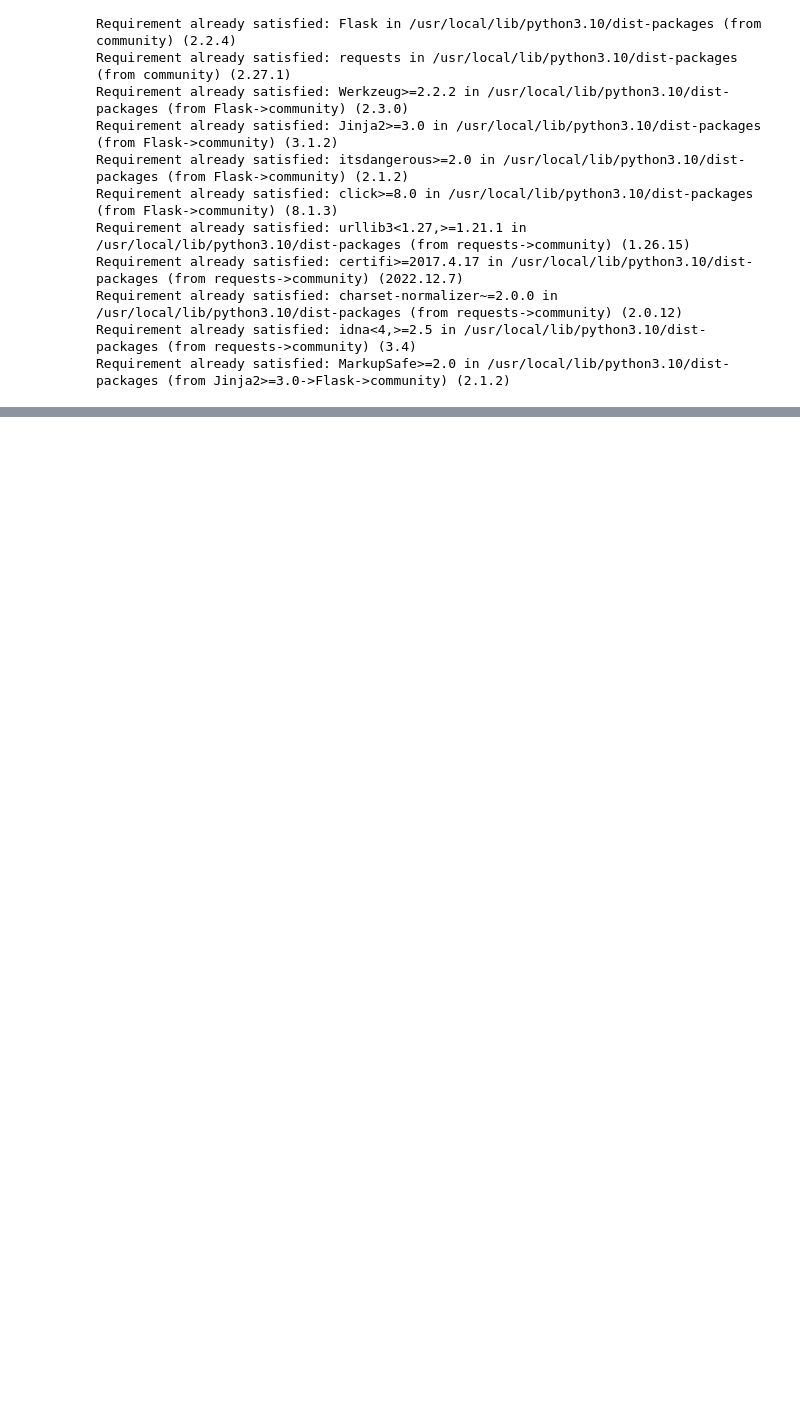
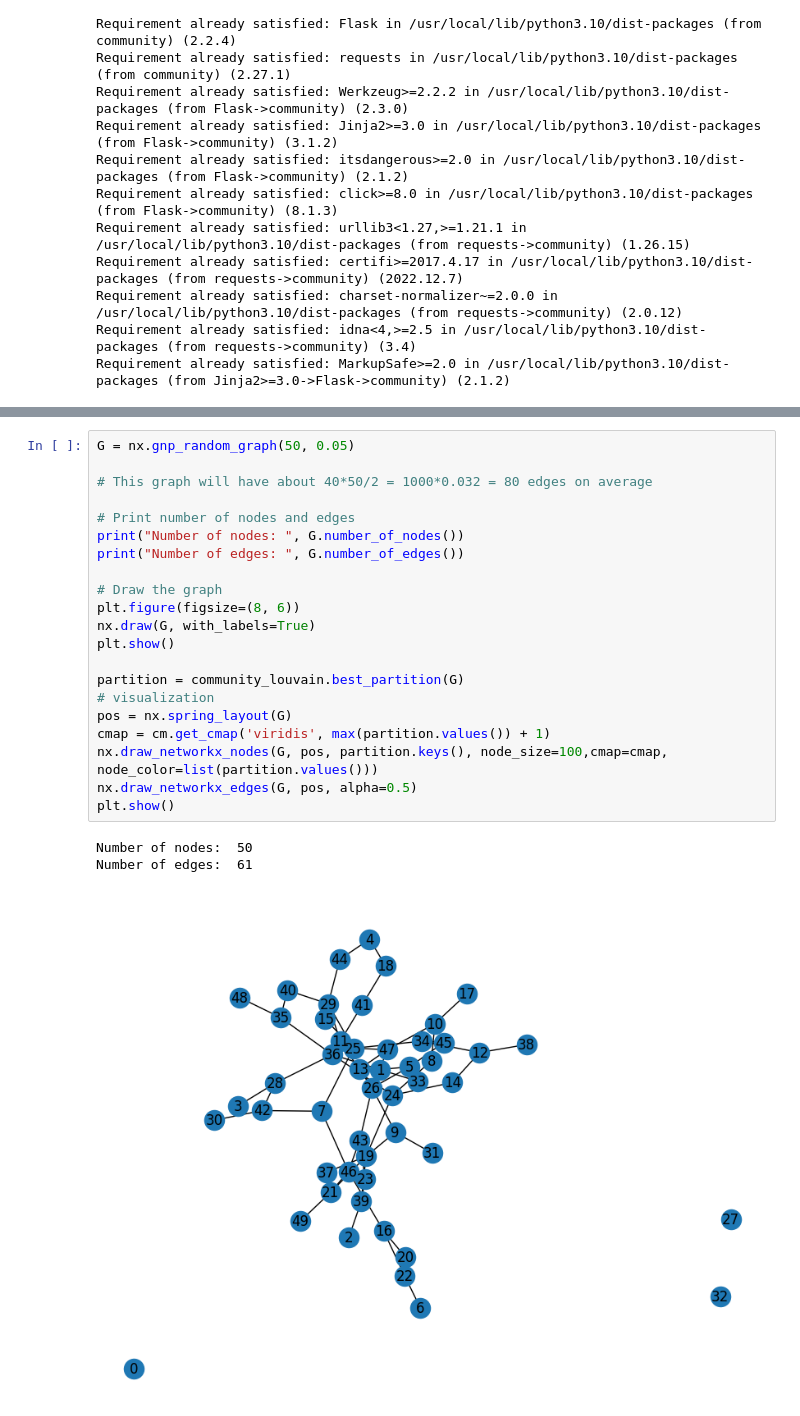
Before and after one commit to vforbigv/misc, a Jupyter notebook: Louvain.ipynb, the cells around one changed output, grey strips where cells are left out. Cells and saved outputs as stored; diff of their text form; blank space fills up the shorter version.

```diff
--- a/Louvain.ipynb
+++ b/Louvain.ipynb
@@ -49,0 +50,25 @@ plt.show()
+# %%
+G = nx.gnp_random_graph(50, 0.05)
+
+# This graph will have about 40*50/2 = 1000*0.032 = 80 edges on average
+
+# Print number of nodes and edges
+print("Number of nodes: ", G.number_of_nodes())
+print("Number of edges: ", G.number_of_edges())
+
+# Draw the graph
+plt.figure(figsize=(8, 6))
+nx.draw(G, with_labels=True)
+plt.show()
+
+partition = community_louvain.best_partition(G)
+# visualization
+pos = nx.spring_layout(G)
+cmap = cm.get_cmap('viridis', max(partition.values()) + 1)
+nx.draw_networkx_nodes(G, pos, partition.keys(), node_size=100,cmap=cmap, node_color=list(partition.values()))
+nx.draw_networkx_edges(G, pos, alpha=0.5)
+plt.show()
+# %% [output]
+Number of nodes:  50
+Number of edges:  61
+[figure, added]
```
Also changed, not shown: parts of 2 cells of this notebook.
